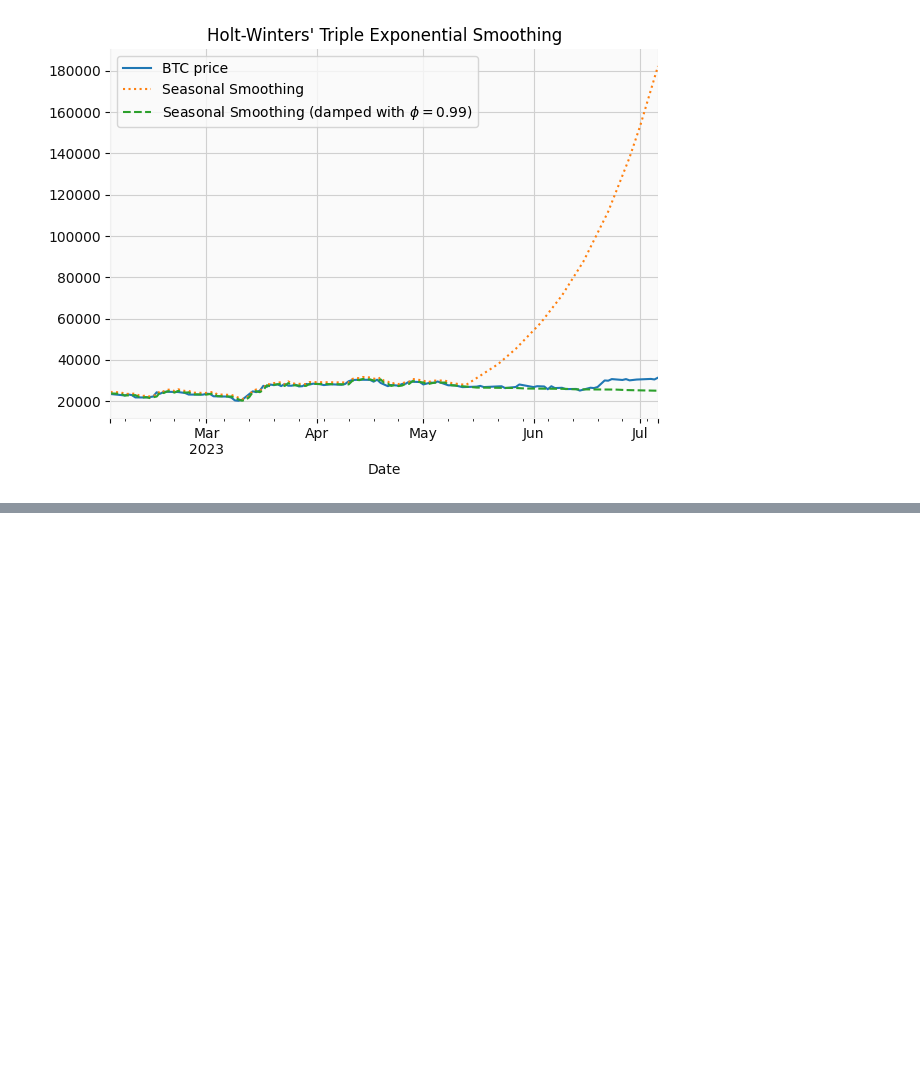
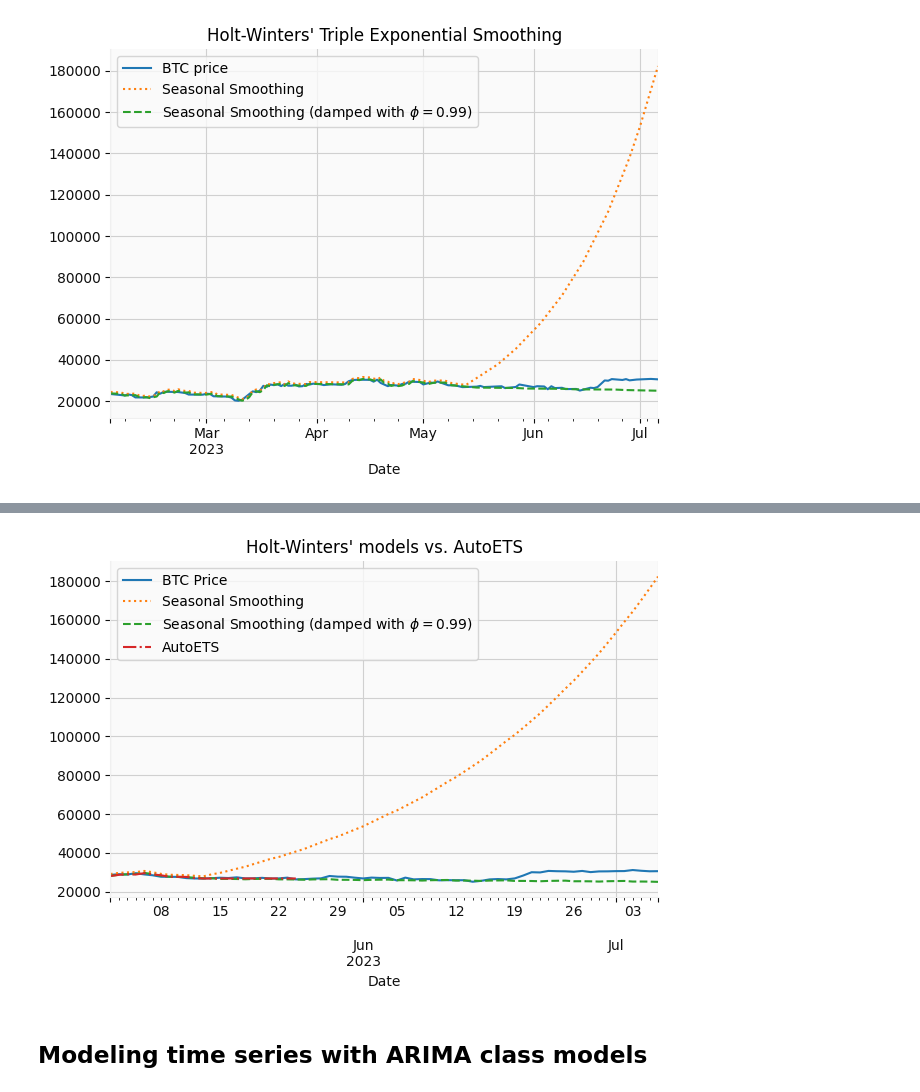
Before and after one commit to AmirGhnbr/statistical_time_series_analysis, a Jupyter notebook: statistical_time_series_analysis.ipynb, the cells around one changed output, grey strips where cells are left out. Drawn from its saved outputs; the diff is of its cells as text; code cells hidden in the pictures; blank space fills up the shorter version.

Commit message:
Add Auto ETS

```diff
--- a/statistical_time_series_analysis.ipynb
+++ b/statistical_time_series_analysis.ipynb
@@ -439,0 +445,5 @@ plt.tight_layout()
+# %%
+auto_ets = AutoETS(auto=True, n_jobs=-1, sp=7)
+auto_ets.fit(df_train.to_period())
+auto_ets_fcst = auto_ets.predict(fh=list(range(1, 13)))
+# auto_ets_fcst.columns
@@ -439,0 +472,29 @@ plt.tight_layout()
+# %%
+auto_ets_df = hw_df.to_period().copy()
+auto_ets_df["auto_ets"] = (
+    auto_ets
+    ._fitted_forecaster
+    .fittedvalues
+    .append(auto_ets_fcst)
+)
+
+fig, ax = plt.subplots()
+auto_ets_df=auto_ets_df[auto_ets_df.index>'2023-05']
+auto_ets_df[['Adj Close','hw_1','hw_2','auto_ets']].plot(
+    style=["-",":","--","-."], ax=ax,
+    title="Holt-Winters' models vs. AutoETS"
+)
+labels = [
+    "BTC Price",
+    "Seasonal Smoothing",
+    f"Seasonal Smoothing (damped with $\phi={phi:.2f}$)",
+    "AutoETS",
+]
+ax.legend(labels)
+
+sns.despine()
+plt.tight_layout()
+# %% [output]
+[figure, added]
+# %% [markdown]
+## Modeling time series with ARIMA class models
```
Also changed, not shown: parts of 19 cells of this notebook.
